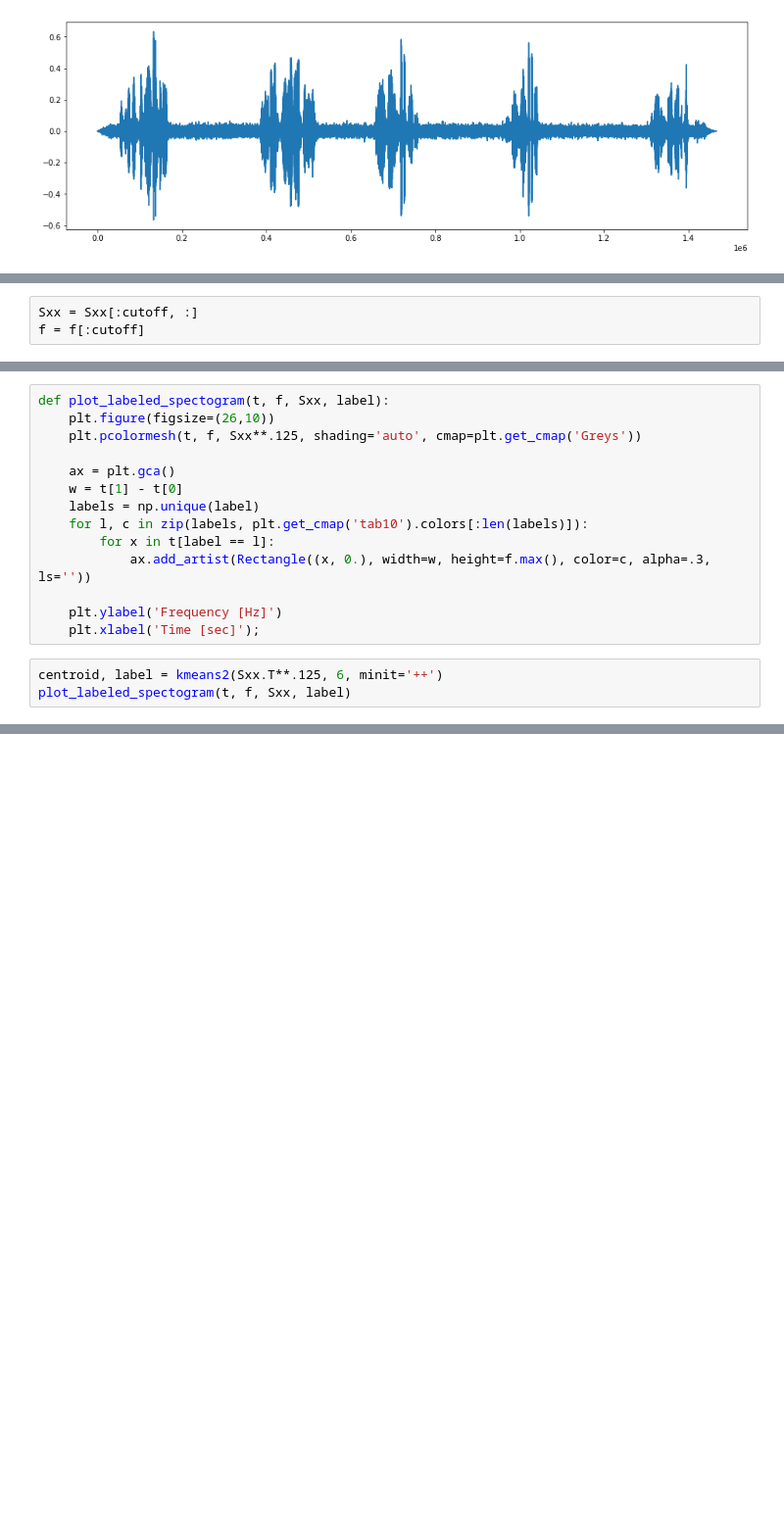
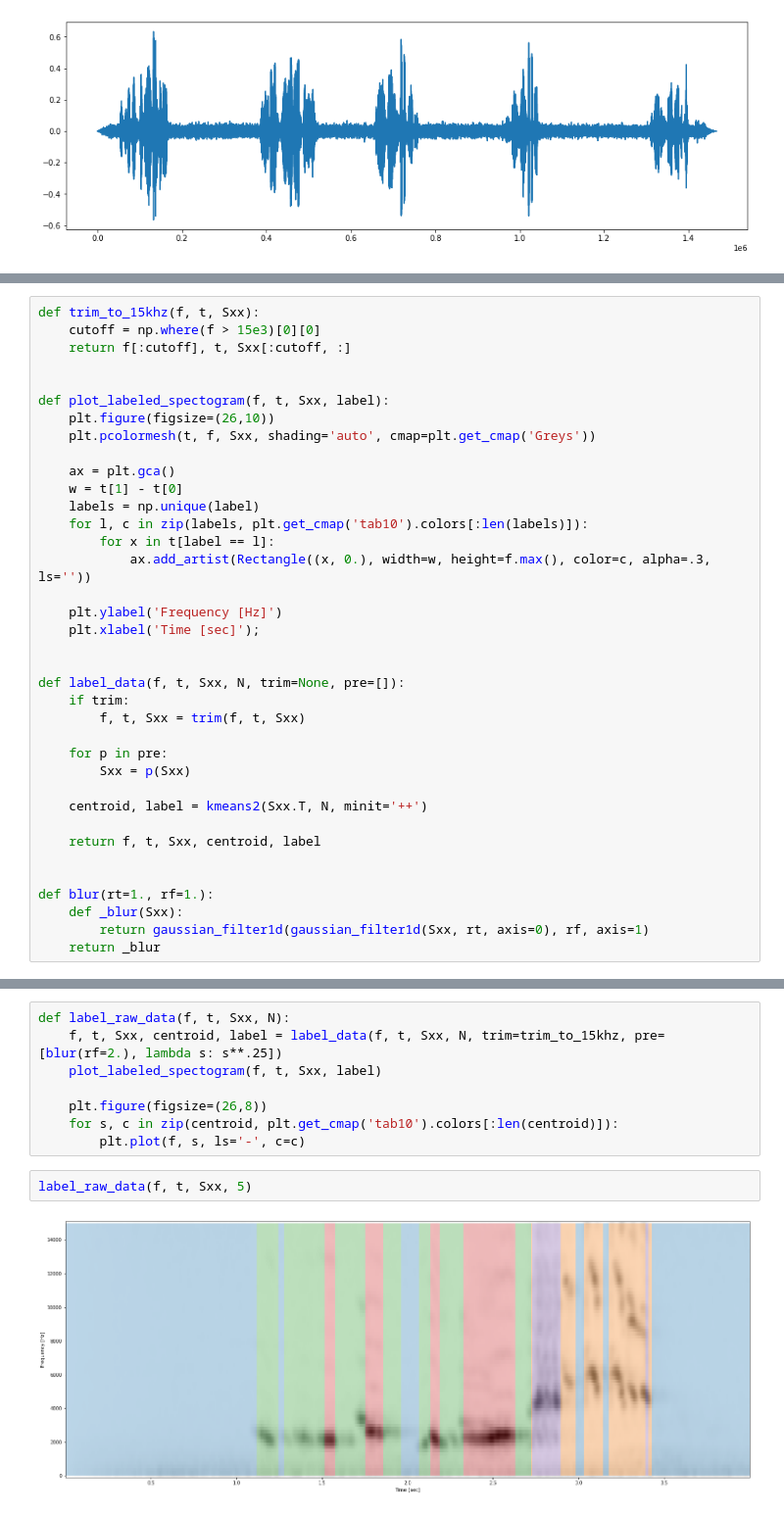
Before and after one commit to malleor/blackbird, a Jupyter notebook: blackbird-poc.ipynb, the cells around one changed output, grey strips where cells are left out. Shown: that part at 98% size. Drawn from its saved outputs; the diff is of its cells as text; blank space fills up the shorter version.

Commit message:
labeling by features

```diff
--- a/blackbird-poc.ipynb
+++ b/blackbird-poc.ipynb
@@ -71,6 +72,3 @@ cutoff = np.where(f > 15e3)[0][0]
-# %%
-Sxx = Sxx[:cutoff, :]
-f = f[:cutoff]
 # %%
 from scipy.cluster.vq import kmeans2
 from matplotlib.patches import Rectangle
@@ -77,7 +76,12 @@ from matplotlib.patches import Rectangle
 # %%
-def plot_labeled_spectogram(t, f, Sxx, label):
+def trim_to_15khz(f, t, Sxx):
+    cutoff = np.where(f > 15e3)[0][0]
+    return f[:cutoff], t, Sxx[:cutoff, :]
+
+
+def plot_labeled_spectogram(f, t, Sxx, label):
     plt.figure(figsize=(26,10))
-    plt.pcolormesh(t, f, Sxx**.125, shading='auto', cmap=plt.get_cmap('Greys'))
+    plt.pcolormesh(t, f, Sxx, shading='auto', cmap=plt.get_cmap('Greys'))
 
     ax = plt.gca()
     w = t[1] - t[0]
@@ -88,6 +92,21 @@ def plot_labeled_spectogram(t, f, Sxx, label):
 
     plt.ylabel('Frequency [Hz]')
     plt.xlabel('Time [sec]');
+
+
+def label_data(f, t, Sxx, N, trim=None, pre=[]):
+    if trim:
+        f, t, Sxx = trim(f, t, Sxx)
+
+    for p in pre:
+        Sxx = p(Sxx)
+
+    centroid, label = kmeans2(Sxx.T, N, minit='++')
+
+    return f, t, Sxx, centroid, label
+
+
+def blur(rt=1., rf=1.):
+    def _blur(Sxx):
+        return gaussian_filter1d(gaussian_filter1d(Sxx, rt, axis=0), rf, axis=1)
+    return _blur
-# %%
-centroid, label = kmeans2(Sxx.T**.125, 6, minit='++')
-plot_labeled_spectogram(t, f, Sxx, label)
@@ -95,0 +113,12 @@ plot_labeled_spectogram(t, f, Sxx, label)
+# %%
+def label_raw_data(f, t, Sxx, N):
+    f, t, Sxx, centroid, label = label_data(f, t, Sxx, N, trim=trim_to_15khz, pre=[blur(rf=2.), lambda s: s**.25])
+    plot_labeled_spectogram(f, t, Sxx, label)
+
+    plt.figure(figsize=(26,8))
+    for s, c in zip(centroid, plt.get_cmap('tab10').colors[:len(centroid)]):
+        plt.plot(f, s, ls='-', c=c)
+# %%
+label_raw_data(f, t, Sxx, 5)
+# %% [output]
+[figure, added]
```
Also changed, not shown: parts of 16 cells of this notebook, 2 other files.
